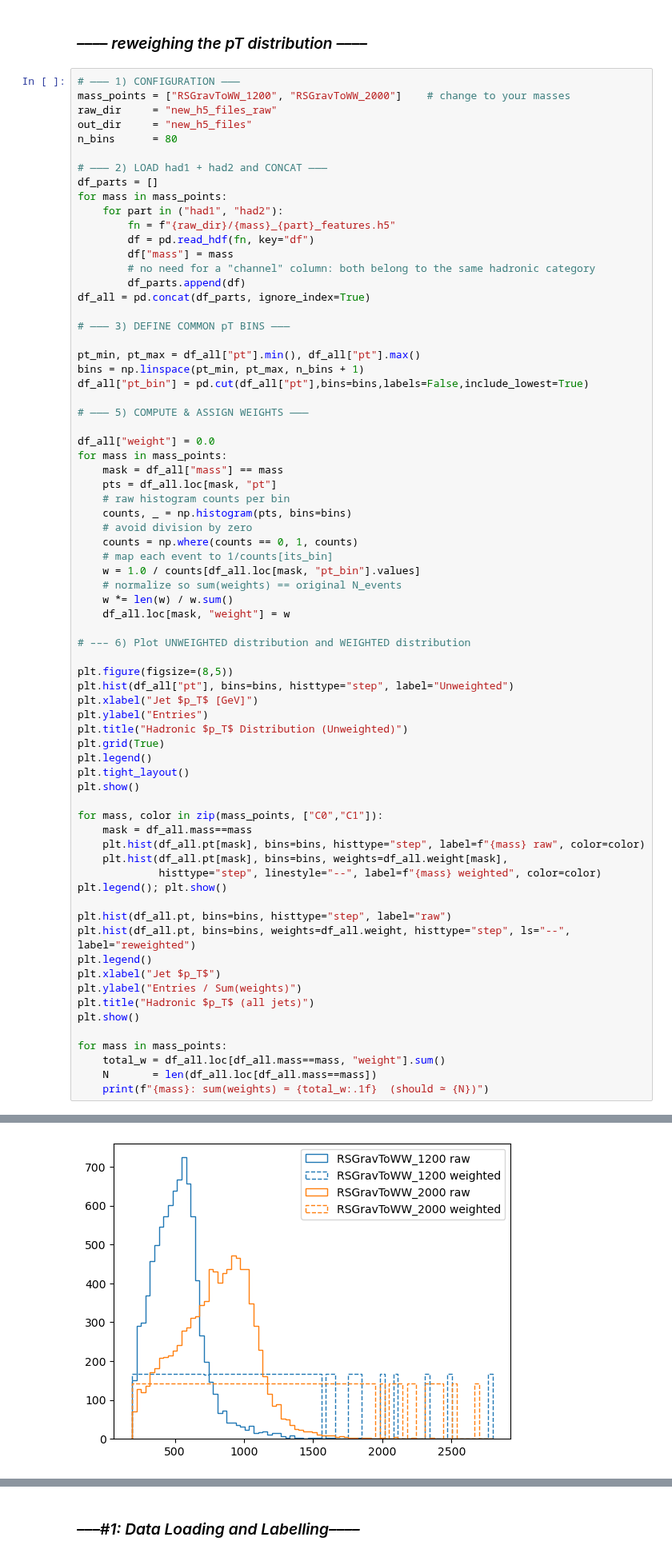
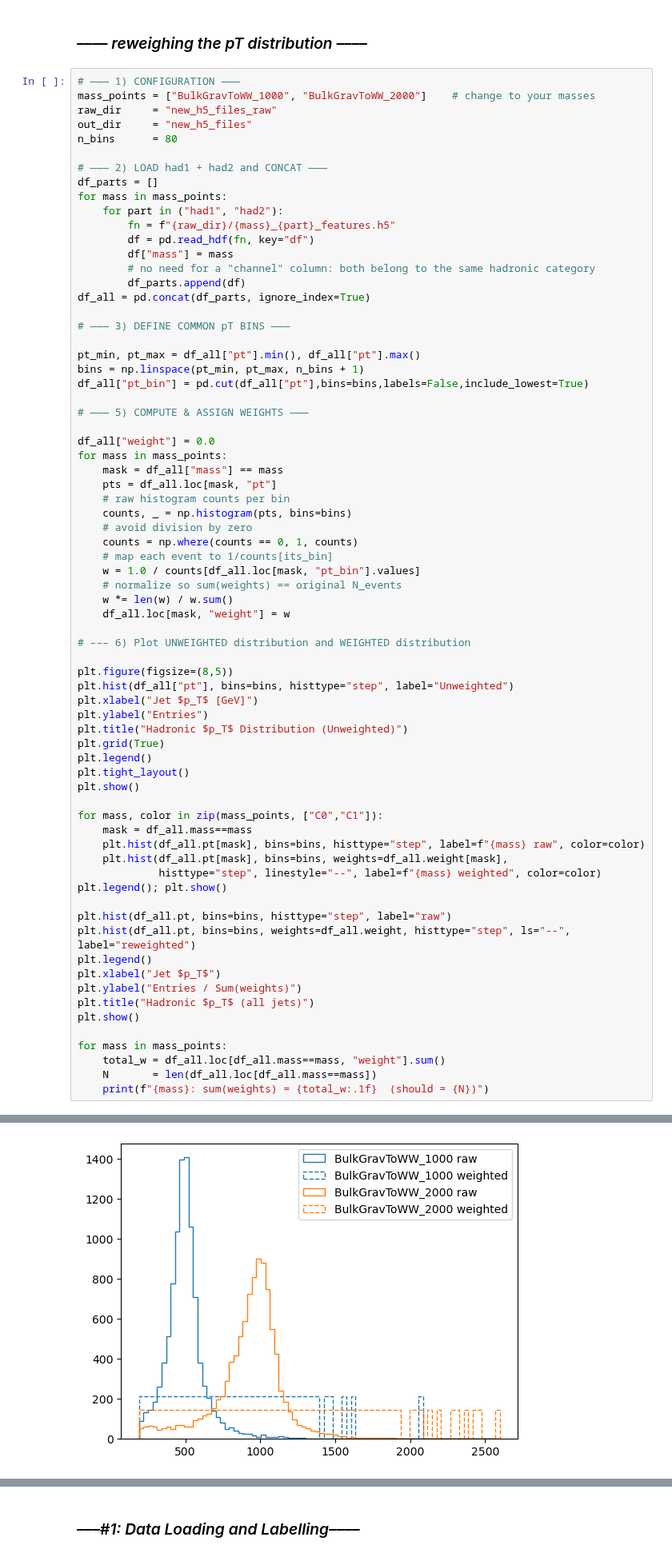
Before and after one commit to aimenobaid/polarization, a Jupyter notebook: NN_had.ipynb, the cells around one changed output, grey strips where cells are left out. Shown at 80% size. Drawn from its saved outputs; the diff is of its cells as text.

```diff
--- a/NN_had.ipynb
+++ b/NN_had.ipynb
@@ -31,7 +31,7 @@ warnings.filterwarnings("ignore")
 ### *–––– reweighing the pT distribution ––––*
 # %%
 # ——— 1) CONFIGURATION ———
-mass_points = ["RSGravToWW_1200", "RSGravToWW_2000"]    # change to your masses
+mass_points = ["BulkGravToWW_1000", "BulkGravToWW_2000"]    # change to your masses
 raw_dir     = "new_h5_files_raw"
 out_dir     = "new_h5_files"
 n_bins      = 80
@@ -105 +105 @@ for mass in mass_points:
-[figure, old version]
+[figure, new version]
```
Also changed, not shown: parts of 6 cells of this notebook, 1 other file.
